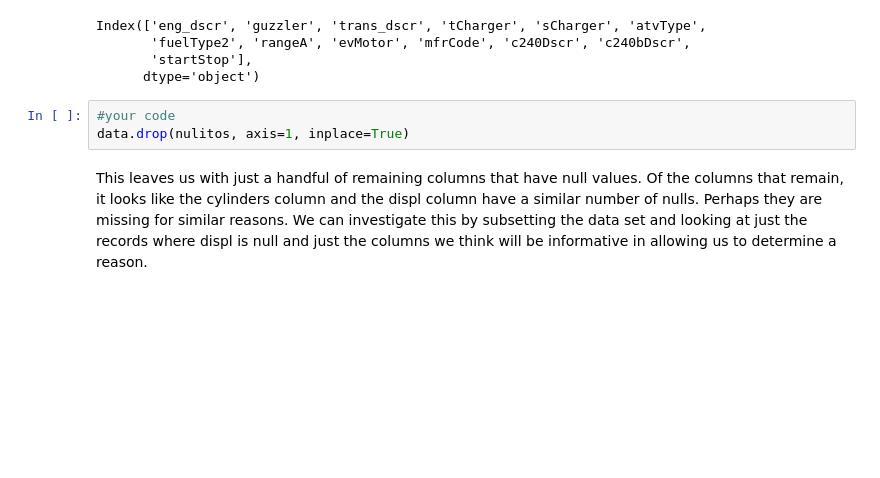
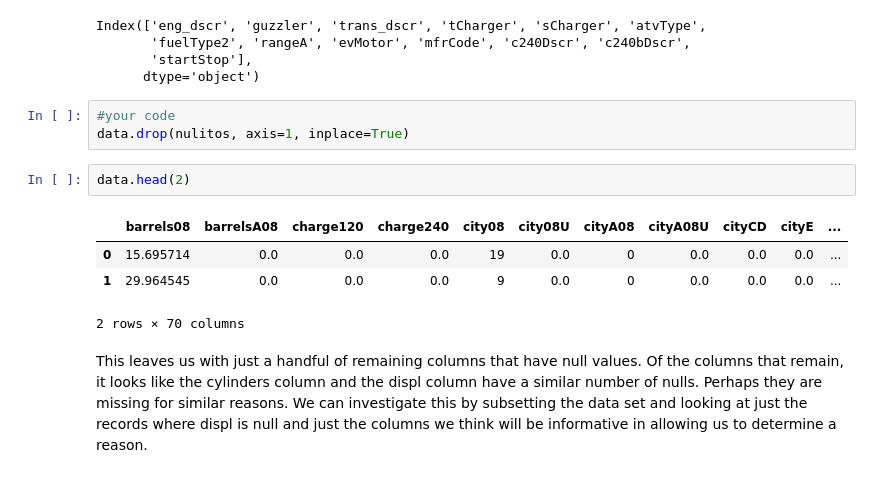
Before and after one commit to Ironhack-Data-Madrid-Marzo-2022/2.4-lab-data-cleaning, a Jupyter notebook: your-code/main.ipynb, the cells around one changed output. Cells and saved outputs as stored; diff of their text form; blank space fills up the shorter version.

```diff
--- a/your-code/main.ipynb
+++ b/your-code/main.ipynb
@@ -135,6 +135,13 @@ Index(['eng_dscr', 'guzzler', 'trans_dscr', 'tCharger', 'sCharger', 'atvType',
 # %%
 #your code
 data.drop(nulitos, axis=1, inplace=True)
+# %%
+data.head(2)
+# %% [output]
+|  | barrels08 | barrelsA08 | charge120 | charge240 | city08 | city08U | cityA08 | cityA08U | cityCD | cityE | ... |
+| 0 | 15.695714 | 0.0 | 0.0 | 0.0 | 19 | 0.0 | 0 | 0.0 | 0.0 | 0.0 | ... |
+| 1 | 29.964545 | 0.0 | 0.0 | 0.0 | 9 | 0.0 | 0 | 0.0 | 0.0 | 0.0 | ... |
+2 rows × 70 columns
 # %% [markdown]
 This leaves us with just a handful of remaining columns that have null values. Of the columns that remain, it looks like the cylinders column and the displ column have a similar number of nulls. Perhaps they are missing for similar reasons. We can investigate this by subsetting the data set and looking at just the records where displ is null and just the columns we think will be informative in allowing us to determine a reason.
 # %% [markdown]
```
